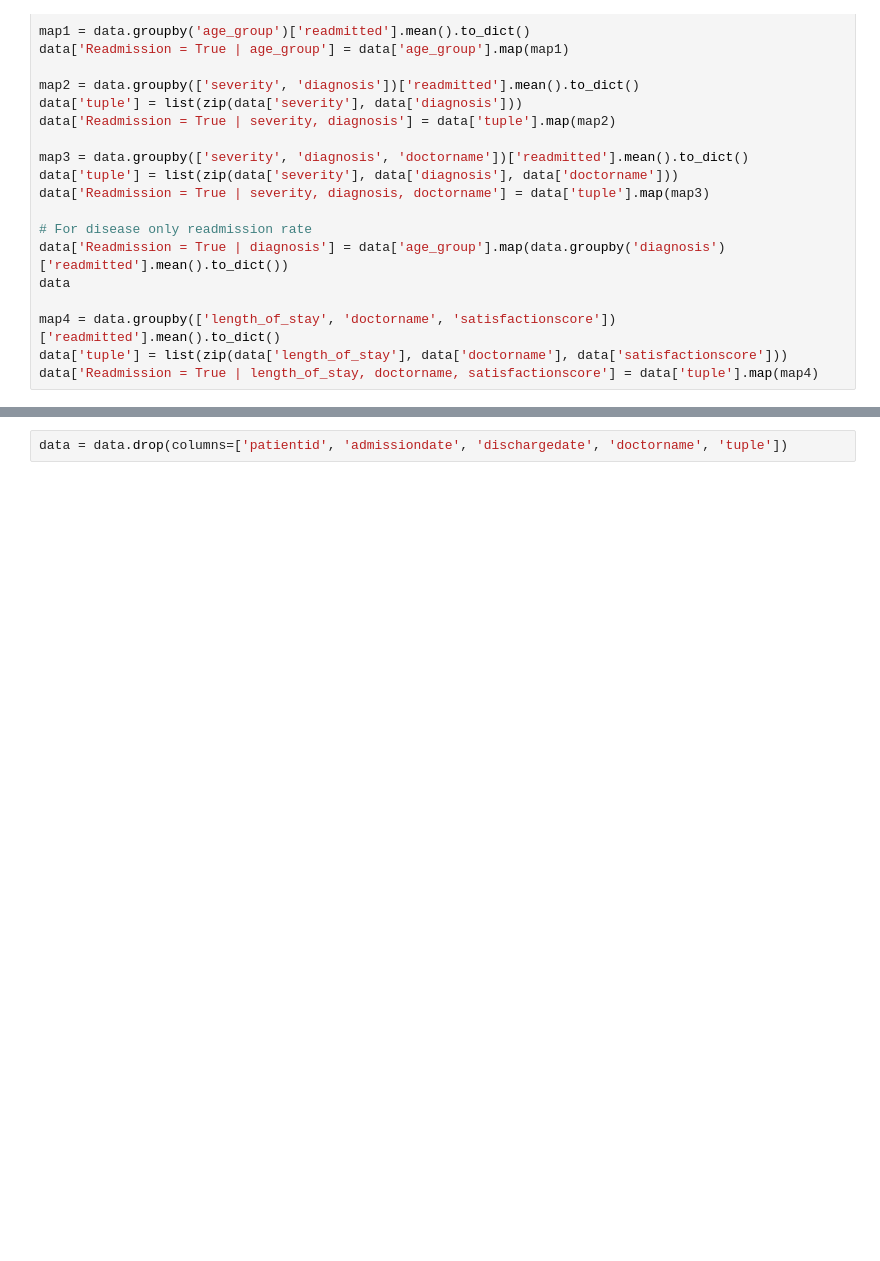
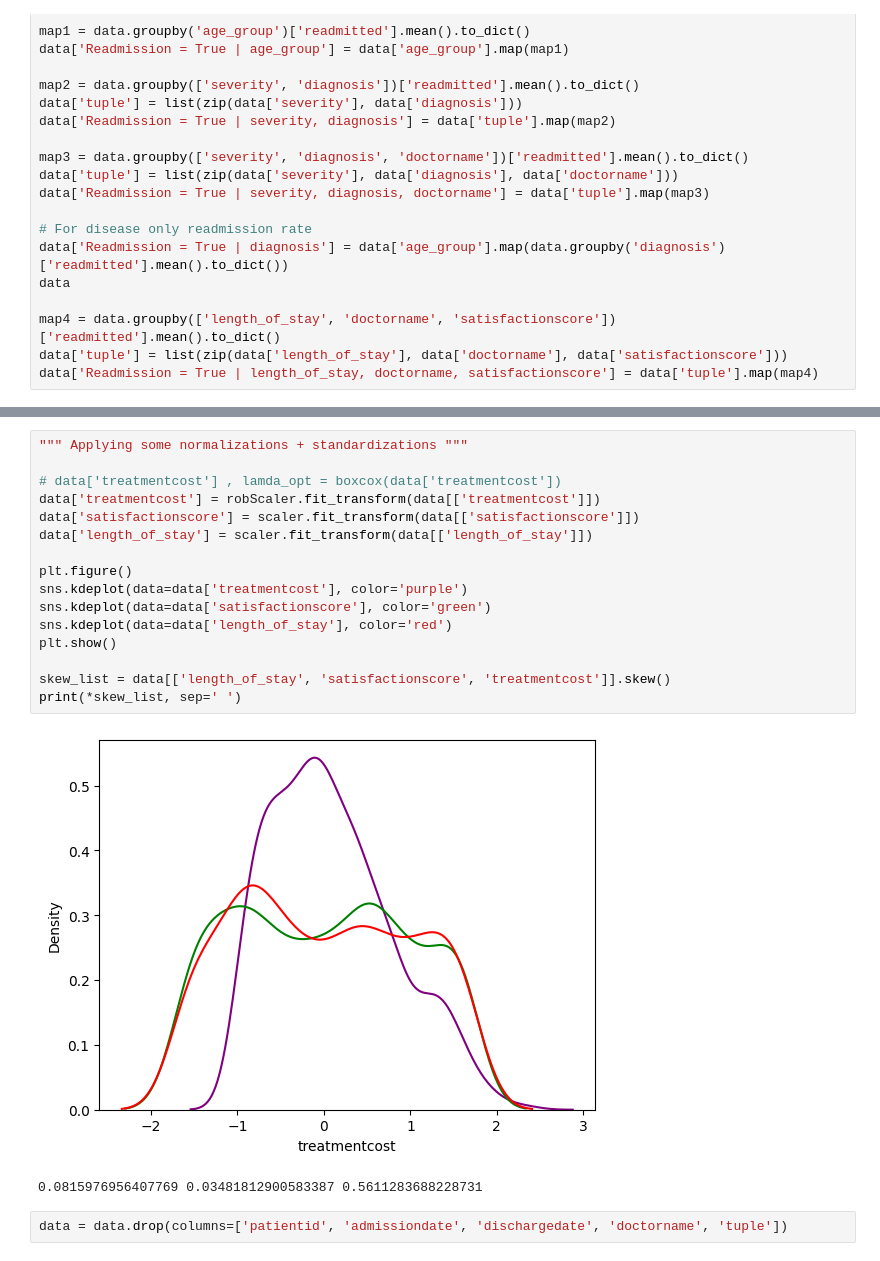
Before and after one commit to NathanPimenta/Synthea-Based-Hospital-Dashboard, a Jupyter notebook: Main Model.ipynb, the cells around one changed output, grey strips where cells are left out. Saved outputs shown, nothing was run; the diff lists cells and outputs as text; blank space fills up the shorter version.

```diff
--- a/Main Model.ipynb
+++ b/Main Model.ipynb
@@ -250,3 +280,22 @@ data['Readmission = True | length_of_stay, doctorname, satisfactionscore'] = dat
+# %%
+""" Applying some normalizations + standardizations """
+
+# data['treatmentcost'] , lamda_opt = boxcox(data['treatmentcost'])
+data['treatmentcost'] = robScaler.fit_transform(data[['treatmentcost']])
+data['satisfactionscore'] = scaler.fit_transform(data[['satisfactionscore']])
+data['length_of_stay'] = scaler.fit_transform(data[['length_of_stay']])
+
+plt.figure()
+sns.kdeplot(data=data['treatmentcost'], color='purple')
+sns.kdeplot(data=data['satisfactionscore'], color='green')
+sns.kdeplot(data=data['length_of_stay'], color='red')
+plt.show()
+
+skew_list = data[['length_of_stay', 'satisfactionscore', 'treatmentcost']].skew()
+print(*skew_list, sep=' ')
+# %% [output]
+[figure, added]
+0.0815976956407769 0.03481812900583387 0.5611283688228731
 # %%
 data = data.drop(columns=['patientid', 'admissiondate', 'dischargedate', 'doctorname', 'tuple'])
 # %%
```
Also changed, not shown: parts of 11 cells of this notebook, 4 other files.
